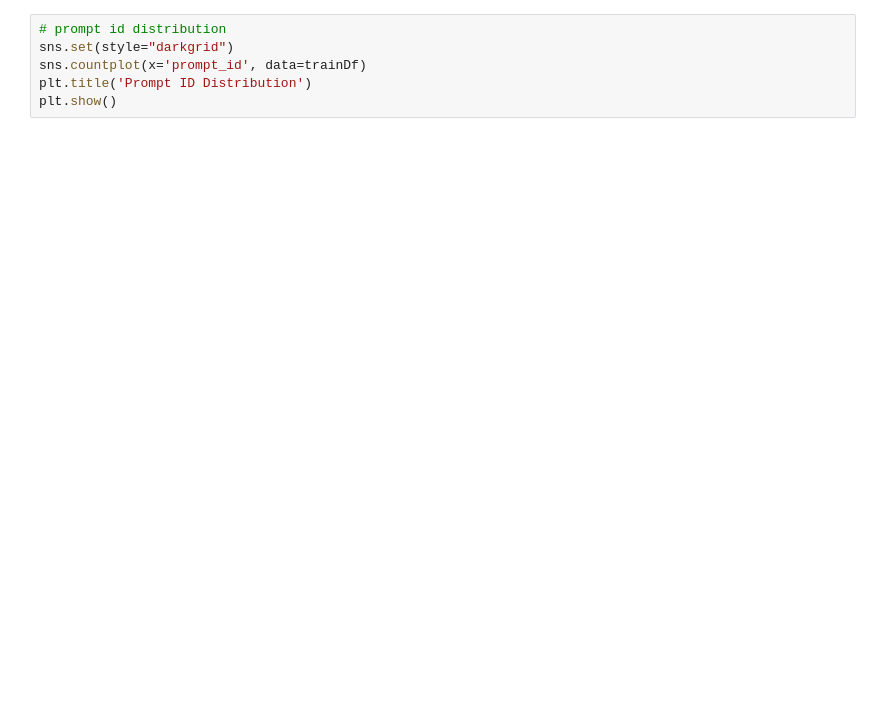
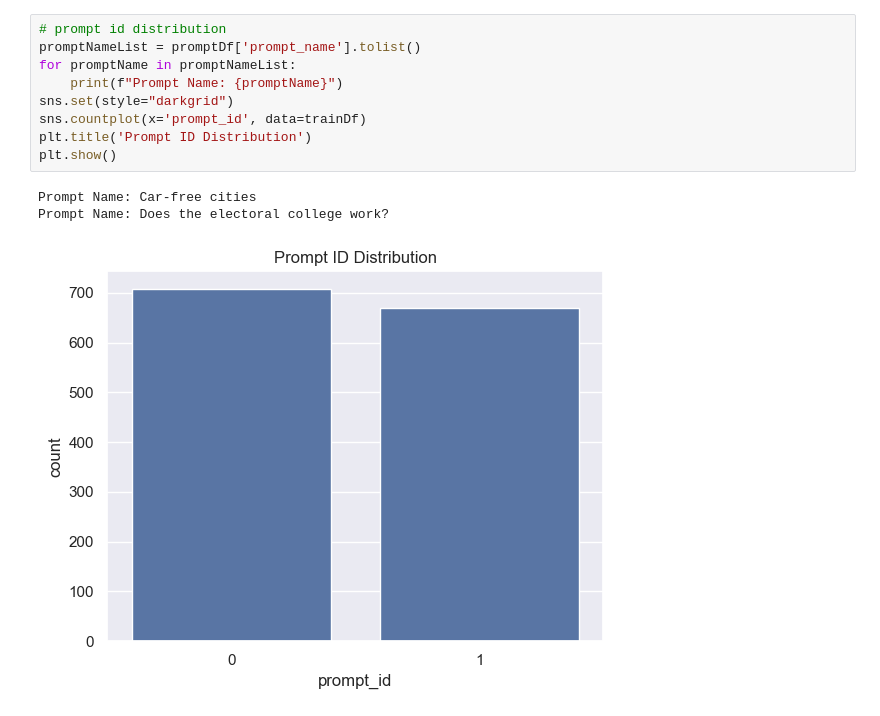
Before and after one commit to pauloakira/ai-detection-generated-text, a Jupyter notebook: analysis_notebook.ipynb, the cells around one changed output. Cells and saved outputs as stored; diff of their text form; blank space fills up the shorter version.

```diff
--- a/analysis_notebook.ipynb
+++ b/analysis_notebook.ipynb
@@ -33,9 +61,16 @@ print(promptDf.info())
 # %%
 # prompt id distribution
+promptNameList = promptDf['prompt_name'].tolist()
+for promptName in promptNameList:
+    print(f"Prompt Name: {promptName}")
 sns.set(style="darkgrid")
 sns.countplot(x='prompt_id', data=trainDf)
 plt.title('Prompt ID Distribution')
 plt.show()
+# %% [output]
+Prompt Name: Car-free cities
+Prompt Name: Does the electoral college work?
+[figure, added]
 # %%
 # target distribution
 generated = trainDf['generated'].value_counts().to_dict()
```
Also changed, not shown: parts of 7 cells of this notebook, 3 other files.
